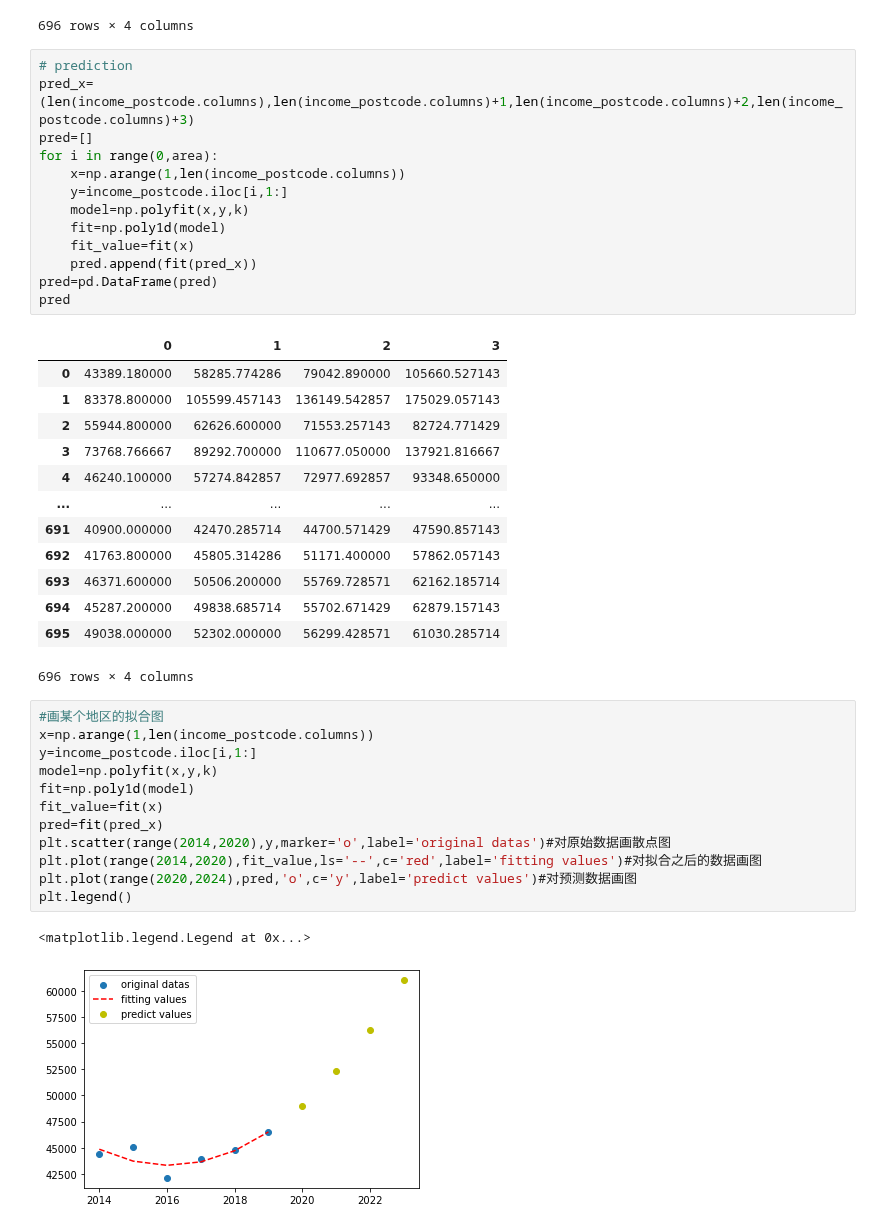
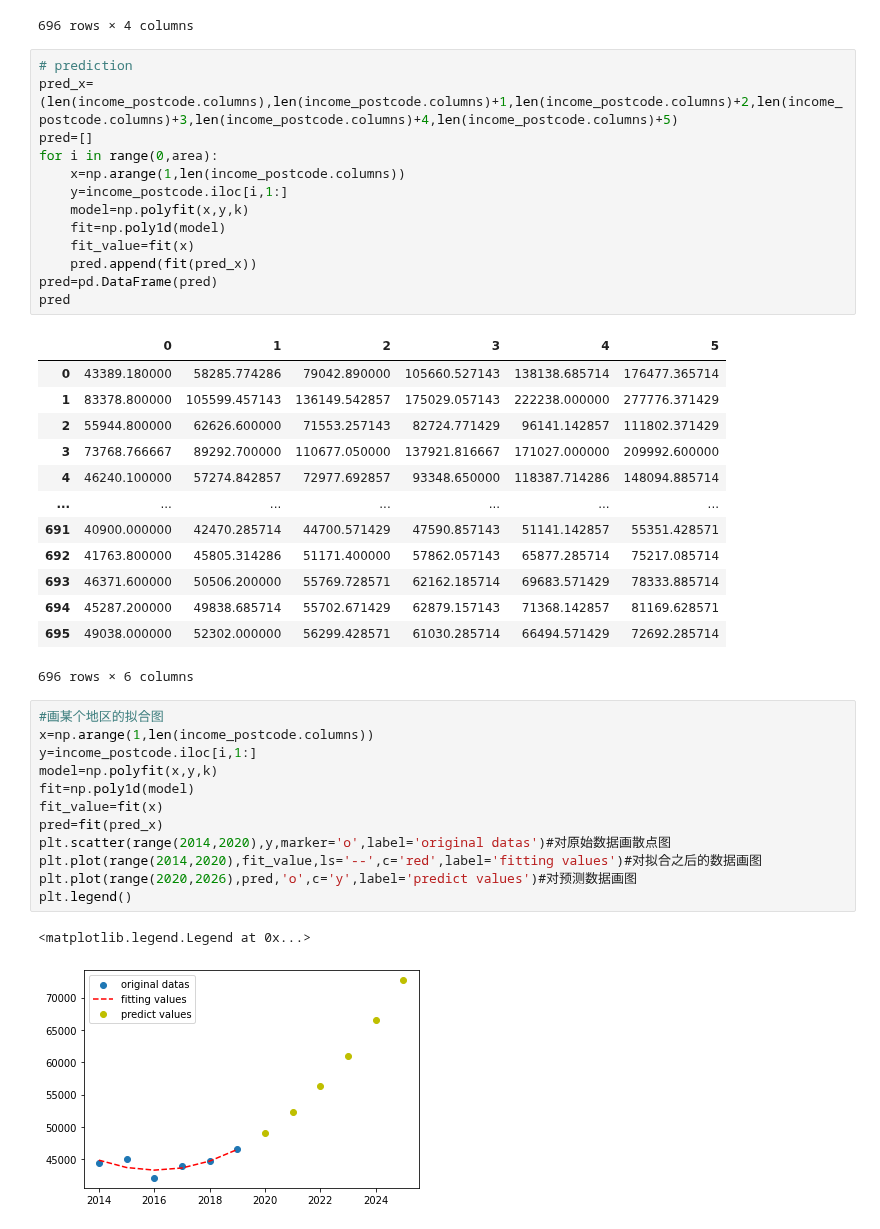
Before and after one commit to MAST30034-Applied-Data-Science/generic-real-estate-consulting-project-group50, a Jupyter notebook: draft works/predict_income.ipynb, the cells around one changed output. Cells and saved outputs as stored; diff of their text form.

```diff
--- a/draft works/predict_income.ipynb
+++ b/draft works/predict_income.ipynb
@@ -128,7 +128,7 @@ coef
 696 rows × 4 columns
 # %%
 # prediction
-pred_x=(len(income_postcode.columns),len(income_postcode.columns)+1,len(income_postcode.columns)+2,len(income_postcode.columns)+3)
+pred_x=(len(income_postcode.columns),len(income_postcode.columns)+1,len(income_postcode.columns)+2,len(income_postcode.columns)+3,len(income_postcode.columns)+4,len(income_postcode.columns)+5)
 pred=[]
 for i in range(0,area):
     x=np.arange(1,len(income_postcode.columns))
@@ -140,31 +140,31 @@ for i in range(0,area):
 pred=pd.DataFrame(pred)
 pred
 # %% [output]
-|  | 0 | 1 | 2 | 3 |
-| 0 | 43389.180000 | 58285.774286 | 79042.890000 | 105660.527143 |
-| 1 | 83378.800000 | 105599.457143 | 136149.542857 | 175029.057143 |
-| 2 | 55944.800000 | 62626.600000 | 71553.257143 | 82724.771429 |
-| 3 | 73768.766667 | 89292.700000 | 110677.050000 | 137921.816667 |
-| 4 | 46240.100000 | 57274.842857 | 72977.692857 | 93348.650000 |
-| ... | ... | ... | ... | ... |
-| 691 | 40900.000000 | 42470.285714 | 44700.571429 | 47590.857143 |
-| 692 | 41763.800000 | 45805.314286 | 51171.400000 | 57862.057143 |
-| 693 | 46371.600000 | 50506.200000 | 55769.728571 | 62162.185714 |
-| 694 | 45287.200000 | 49838.685714 | 55702.671429 | 62879.157143 |
-| 695 | 49038.000000 | 52302.000000 | 56299.428571 | 61030.285714 |
+|  | 0 | 1 | 2 | 3 | 4 | 5 |
+| 0 | 43389.180000 | 58285.774286 | 79042.890000 | 105660.527143 | 138138.685714 | 176477.365714 |
+| 1 | 83378.800000 | 105599.457143 | 136149.542857 | 175029.057143 | 222238.000000 | 277776.371429 |
+| 2 | 55944.800000 | 62626.600000 | 71553.257143 | 82724.771429 | 96141.142857 | 111802.371429 |
+| 3 | 73768.766667 | 89292.700000 | 110677.050000 | 137921.816667 | 171027.000000 | 209992.600000 |
+| 4 | 46240.100000 | 57274.842857 | 72977.692857 | 93348.650000 | 118387.714286 | 148094.885714 |
+| ... | ... | ... | ... | ... | ... | ... |
+| 691 | 40900.000000 | 42470.285714 | 44700.571429 | 47590.857143 | 51141.142857 | 55351.428571 |
+| 692 | 41763.800000 | 45805.314286 | 51171.400000 | 57862.057143 | 65877.285714 | 75217.085714 |
+| 693 | 46371.600000 | 50506.200000 | 55769.728571 | 62162.185714 | 69683.571429 | 78333.885714 |
+| 694 | 45287.200000 | 49838.685714 | 55702.671429 | 62879.157143 | 71368.142857 | 81169.628571 |
+| 695 | 49038.000000 | 52302.000000 | 56299.428571 | 61030.285714 | 66494.571429 | 72692.285714 |
-696 rows × 4 columns
+696 rows × 6 columns
 # %%
 #画某个地区的拟合图
 x=np.arange(1,len(income_postcode.columns))
 y=income_postcode.iloc[i,1:]
 model=np.polyfit(x,y,k)
 fit=np.poly1d(model)
 fit_value=fit(x)
 pred=fit(pred_x)
 plt.scatter(range(2014,2020),y,marker='o',label='original datas')#对原始数据画散点图
 plt.plot(range(2014,2020),fit_value,ls='--',c='red',label='fitting values')#对拟合之后的数据画图
-plt.plot(range(2020,2024),pred,'o',c='y',label='predict values')#对预测数据画图
+plt.plot(range(2020,2026),pred,'o',c='y',label='predict values')#对预测数据画图
 plt.legend()
 # %% [output]
 <matplotlib.legend.Legend at 0x...>
-[figure, old version]
+[figure, new version]
```
